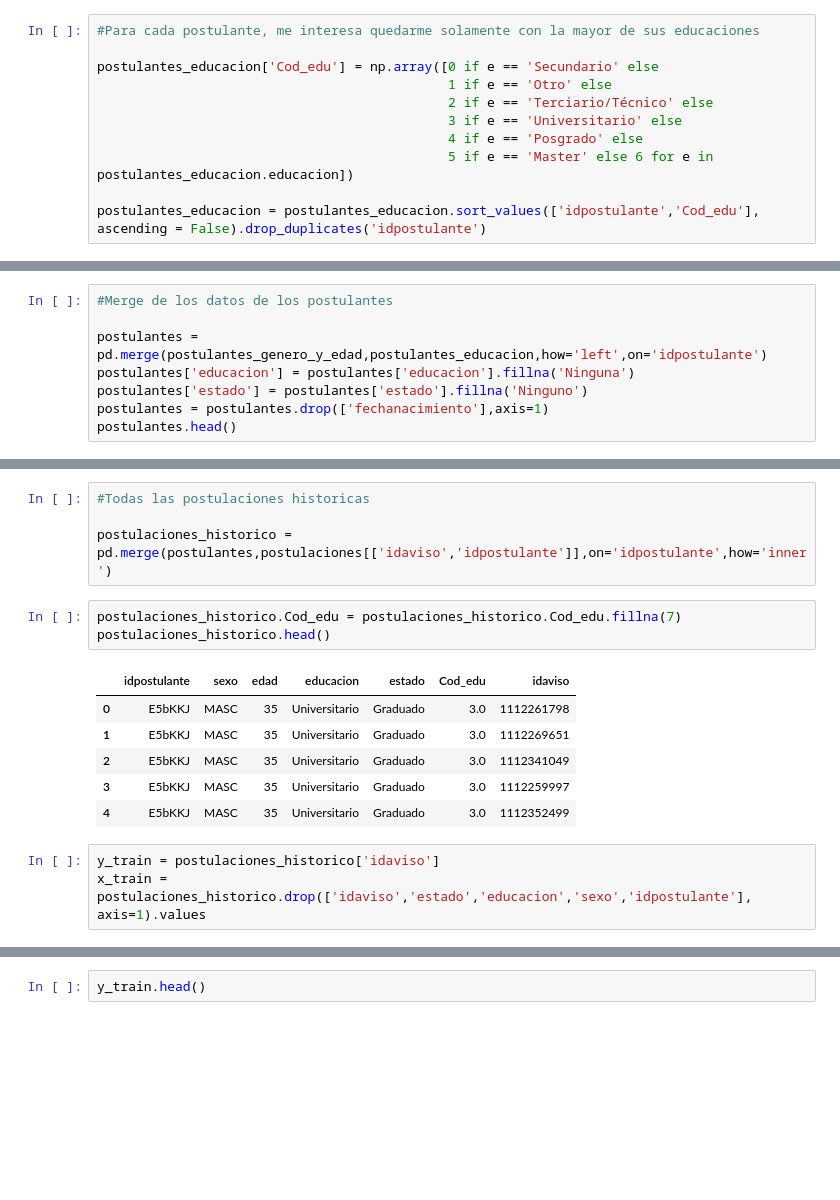
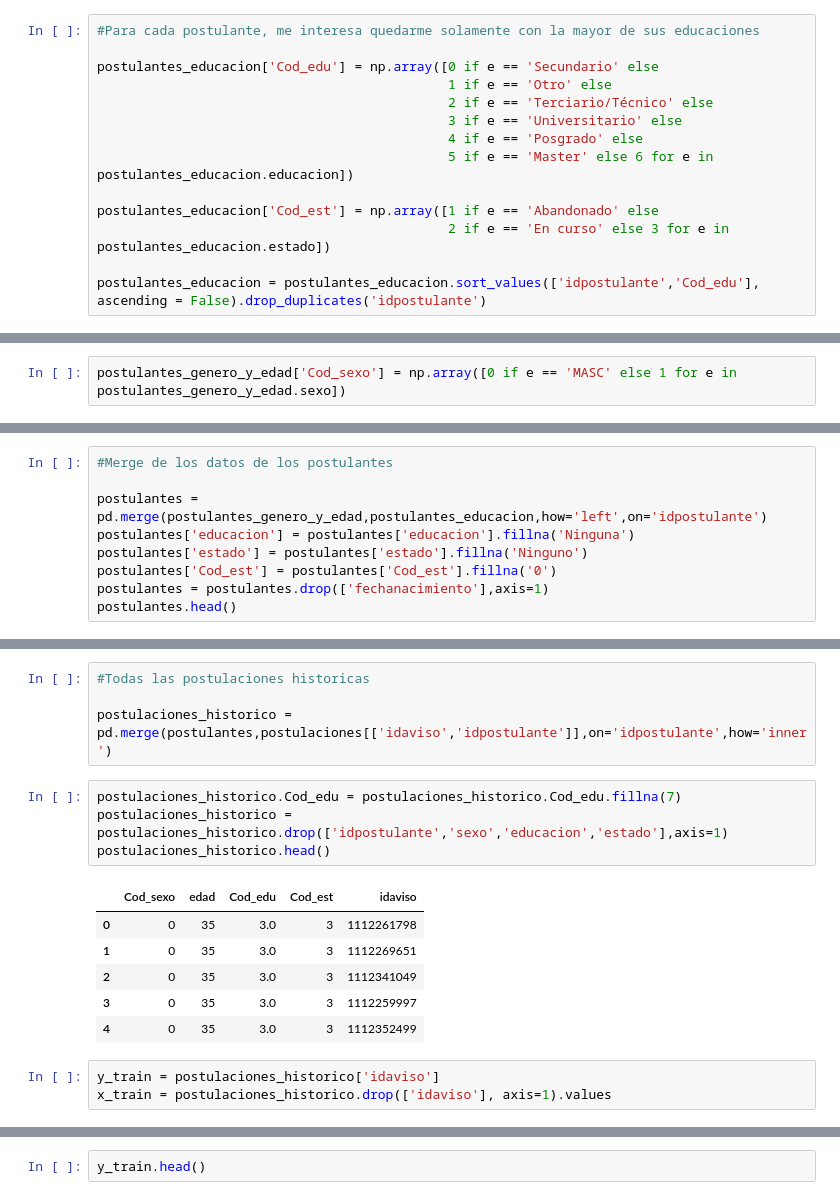
Before and after one commit to Mariano95/Analisis-exploratorio-de-datos, a Jupyter notebook: TP2.ipynb, the cells around one changed output, grey strips where cells are left out. Saved outputs shown, nothing was run; the diff lists cells and outputs as text; blank space fills up the shorter version.

```diff
--- a/TP2.ipynb
+++ b/TP2.ipynb
@@ -59,6 +66,9 @@ postulantes_educacion['Cod_edu'] = np.array([0 if e == 'Secundario' else
                                              4 if e == 'Posgrado' else
                                              5 if e == 'Master' else 6 for e in postulantes_educacion.educacion])
 
+postulantes_educacion['Cod_est'] = np.array([1 if e == 'Abandonado' else
+                                             2 if e == 'En curso' else 3 for e in postulantes_educacion.estado])
+
 postulantes_educacion = postulantes_educacion.sort_values(['idpostulante','Cod_edu'], ascending = False).drop_duplicates('idpostulante')
 # %%
 postulantes_educacion.head()
@@ -72,3 +82,5 @@ postulantes_educacion.head()
+# %%
+postulantes_genero_y_edad['Cod_sexo'] = np.array([0 if e == 'MASC' else 1 for e in postulantes_genero_y_edad.sexo])
 # %%
 #Ojo, fechas de nacimiento nulas
 
@@ -135,6 +148,7 @@ postulantes_nacidos_en_febrero.loc[postulantes_nacidos_en_febrero['fechanacimien
 postulantes = pd.merge(postulantes_genero_y_edad,postulantes_educacion,how='left',on='idpostulante')
 postulantes['educacion'] = postulantes['educacion'].fillna('Ninguna')
 postulantes['estado'] = postulantes['estado'].fillna('Ninguno')
+postulantes['Cod_est'] = postulantes['Cod_est'].fillna('0')
 postulantes = postulantes.drop(['fechanacimiento'],axis=1)
 postulantes.head()
 # %% [output]
@@ -252,17 +269,18 @@ dtype: bool
 postulaciones_historico = pd.merge(postulantes,postulaciones[['idaviso','idpostulante']],on='idpostulante',how='inner')
 # %%
 postulaciones_historico.Cod_edu = postulaciones_historico.Cod_edu.fillna(7)
+postulaciones_historico = postulaciones_historico.drop(['idpostulante','sexo','educacion','estado'],axis=1)
 postulaciones_historico.head()
 # %% [output]
-|  | idpostulante | sexo | edad | educacion | estado | Cod_edu | idaviso |
-| 0 | E5bKKJ | MASC | 35 | Universitario | Graduado | 3.0 | 1112261798 |
-| 1 | E5bKKJ | MASC | 35 | Universitario | Graduado | 3.0 | 1112269651 |
-| 2 | E5bKKJ | MASC | 35 | Universitario | Graduado | 3.0 | 1112341049 |
-| 3 | E5bKKJ | MASC | 35 | Universitario | Graduado | 3.0 | 1112259997 |
-| 4 | E5bKKJ | MASC | 35 | Universitario | Graduado | 3.0 | 1112352499 |
+|  | Cod_sexo | edad | Cod_edu | Cod_est | idaviso |
+| 0 | 0 | 35 | 3.0 | 3 | 1112261798 |
+| 1 | 0 | 35 | 3.0 | 3 | 1112269651 |
+| 2 | 0 | 35 | 3.0 | 3 | 1112341049 |
+| 3 | 0 | 35 | 3.0 | 3 | 1112259997 |
+| 4 | 0 | 35 | 3.0 | 3 | 1112352499 |
 # %%
 y_train = postulaciones_historico['idaviso']
-x_train = postulaciones_historico.drop(['idaviso','estado','educacion','sexo','idpostulante'], axis=1).values
+x_train = postulaciones_historico.drop(['idaviso'], axis=1).values
 # %%
 x_train
 # %% [output]
```
Also changed, not shown: parts of 15 cells of this notebook.
